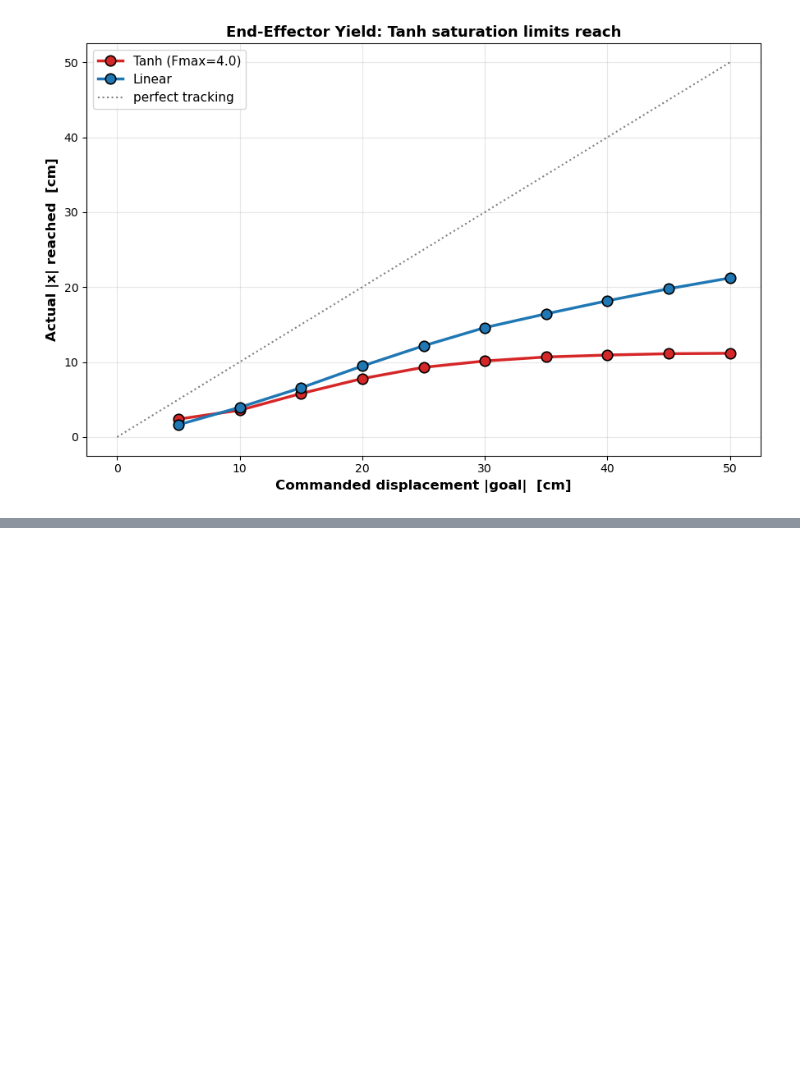
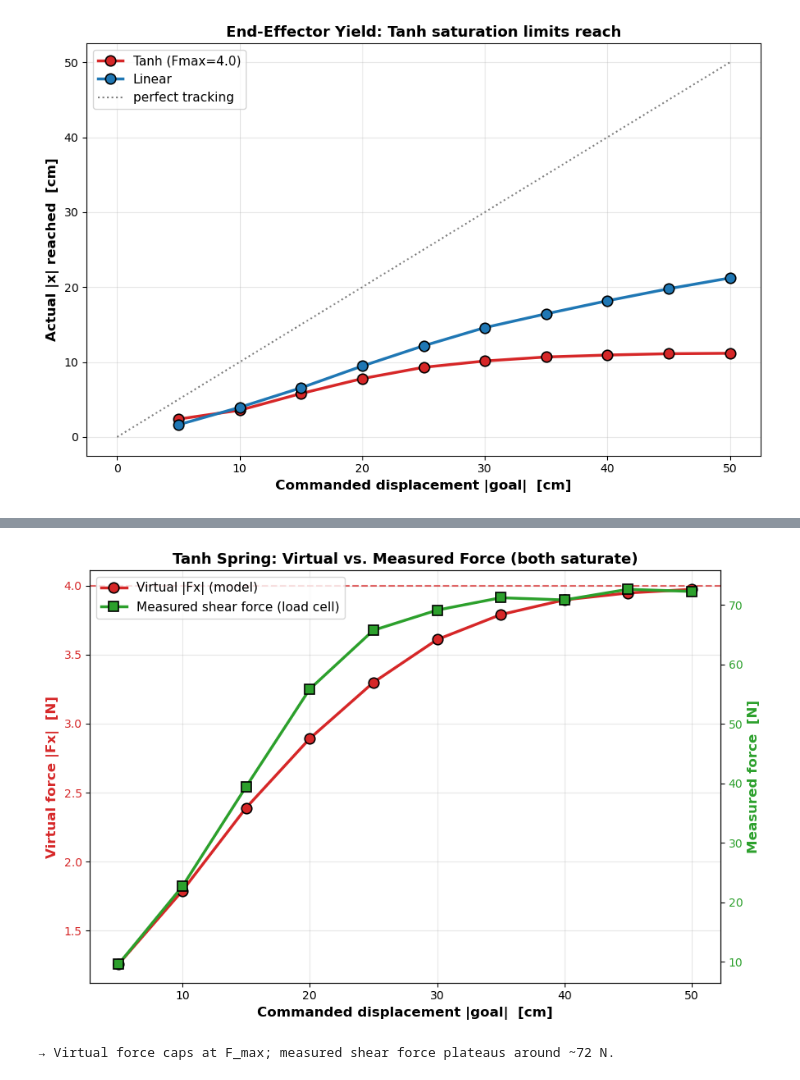
Before and after one commit to CREATE-Lab-EPFL/SoftVMC, a Jupyter notebook: MultiVMC/plots/tanh_spring/tanh_graphs.ipynb, the cells around one changed output, grey strips where cells are left out. Drawn from its saved outputs; the diff is of its cells as text; code cells hidden in the pictures; blank space fills up the shorter version.

Commit message:
more graphs for tanh

```diff
--- a/MultiVMC/plots/tanh_spring/tanh_graphs.ipynb
+++ b/MultiVMC/plots/tanh_spring/tanh_graphs.ipynb
@@ -56,6 +56,7 @@ def extract_windows(fn):
     posx   = d["comp_pos"][:, 0, 0]
     fx     = d["f_virtual"][:, 0]
     fmag   = np.linalg.norm(d["f_virtual"], axis=1)
+    force  = d["force"]                       # measured shear force (load cell) [N]
 
     # mask = test phases (anything that is NOT the snap-back stiffness)
     mask = ~np.isclose(k, K_RETURN)
@@ -80,9 +81,11 @@ def extract_windows(fn):
             posx=posx[s:e],
             fx=fx[s:e],
             fmag=fmag[s:e],
+            force=force[s:e],         # measured shear force trace
             fx_ss=np.mean(fx[tail]),
             posx_ss=np.mean(posx[tail]),
             fmag_ss=np.mean(fmag[tail]),
+            force_ss=np.mean(np.abs(force[tail])),   # steady-state measured force
         ))
     wins.sort(key=lambda w: -w["target"])   # -0.05 first ... -0.50 last
     return wins
@@ -243,0 +166,38 @@ Tanh saturates near F_max = 4.0 N; Linear grows linearly with k·Δx.
+# %%
+def plot_virtual_vs_real(name, title):
+    wins = data[name]
+    disp     = np.array([abs(w["target"]) for w in wins]) * 100
+    f_virt   = np.array([abs(w["fx_ss"]) for w in wins])
+    f_real   = np.array([w["force_ss"] for w in wins])
+
+    fig, ax1 = plt.subplots(figsize=(9, 6))
+
+    l1, = ax1.plot(disp, f_virt, "o-", color="tab:red", linewidth=2.5,
+                   markersize=9, markeredgecolor="black", markeredgewidth=1.2,
+                   label="Virtual |Fx| (model)")
+    ax1.set_xlabel("Commanded displacement |goal|  [cm]", fontsize=12, fontweight="bold")
+    ax1.set_ylabel("Virtual force |Fx|  [N]", fontsize=12, fontweight="bold", color="tab:red")
+    ax1.tick_params(axis="y", labelcolor="tab:red")
+    if "Tanh" in name:
+        ax1.axhline(F_MAX, color="tab:red", linestyle="--", linewidth=1.5, alpha=0.7)
+
+    ax2 = ax1.twinx()
+    l2, = ax2.plot(disp, f_real, "s-", color="tab:green", linewidth=2.5,
+                   markersize=9, markeredgecolor="black", markeredgewidth=1.2,
+                   label="Measured shear force (load cell)")
+    ax2.set_ylabel("Measured force  [N]", fontsize=12, fontweight="bold", color="tab:green")
+    ax2.tick_params(axis="y", labelcolor="tab:green")
+
+    ax1.set_title(title, fontsize=13, fontweight="bold")
+    ax1.grid(True, alpha=0.3)
+    ax1.legend(handles=[l1, l2], fontsize=11, loc="upper left")
+    plt.tight_layout()
+    plt.show()
+
+
+plot_virtual_vs_real("Tanh (Fmax=4.0)",
+                     "Tanh Spring: Virtual vs. Measured Force (both saturate)")
+print("→ Virtual force caps at F_max; measured shear force plateaus around ~72 N.")
+# %% [output]
+[figure, added]
+→ Virtual force caps at F_max; measured shear force plateaus around ~72 N.
```
Also changed, not shown: parts of 11 cells of this notebook.
